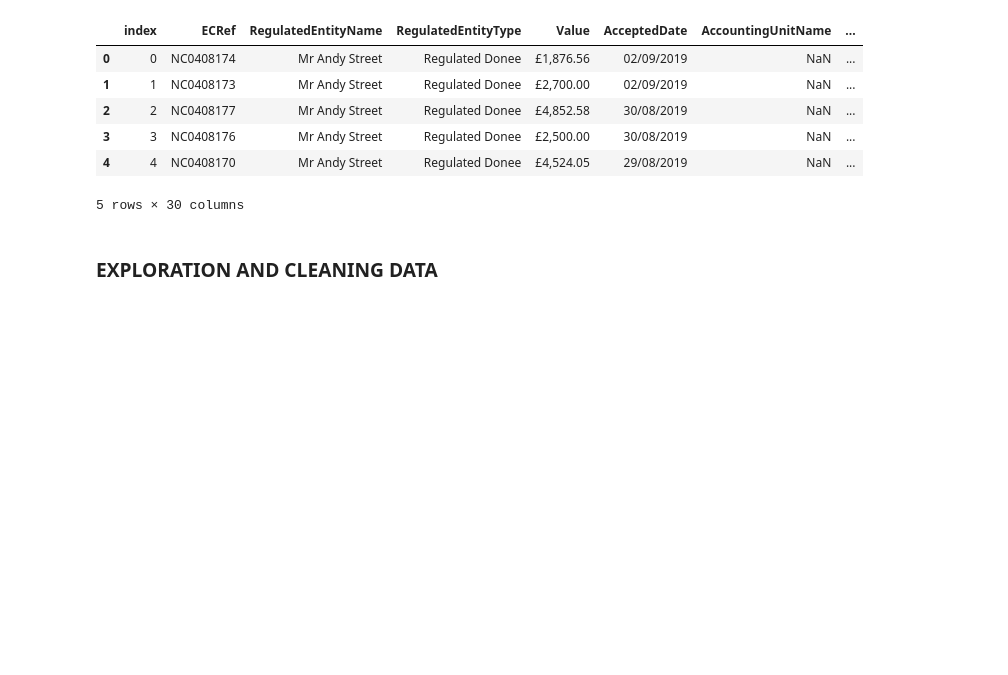
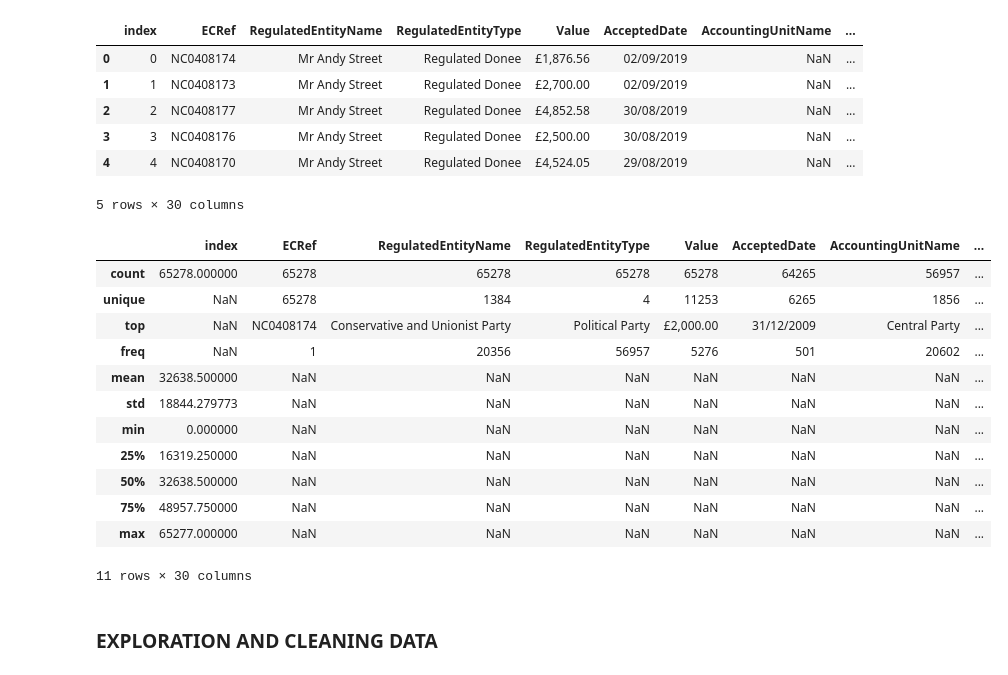
Before and after one commit to olivarescr69/Thesis_Poland, a Jupyter notebook: THESIS_code.ipynb, the cells around one changed output. Cells and saved outputs as stored; diff of their text form; code cells hidden in the pictures; blank space fills up the shorter version.

```diff
--- a/THESIS_code.ipynb
+++ b/THESIS_code.ipynb
@@ -89,6 +90,22 @@ data.head()
 | 3 | 3 | NC0408176 | Mr Andy Street | Regulated Donee | £2,500.00 | 30/08/2019 | NaN | ... |
 | 4 | 4 | NC0408170 | Mr Andy Street | Regulated Donee | £4,524.05 | 29/08/2019 | NaN | ... |
 5 rows × 30 columns
+# %%
+data.describe(include="all")
+# %% [output]
+|  | index | ECRef | RegulatedEntityName | RegulatedEntityType | Value | AcceptedDate | AccountingUnitName | ... |
+| count | 65278.000000 | 65278 | 65278 | 65278 | 65278 | 64265 | 56957 | ... |
+| unique | NaN | 65278 | 1384 | 4 | 11253 | 6265 | 1856 | ... |
+| top | NaN | NC0408174 | Conservative and Unionist Party | Political Party | £2,000.00 | 31/12/2009 | Central Party | ... |
+| freq | NaN | 1 | 20356 | 56957 | 5276 | 501 | 20602 | ... |
+| mean | 32638.500000 | NaN | NaN | NaN | NaN | NaN | NaN | ... |
+| std | 18844.279773 | NaN | NaN | NaN | NaN | NaN | NaN | ... |
+| min | 0.000000 | NaN | NaN | NaN | NaN | NaN | NaN | ... |
+| 25% | 16319.250000 | NaN | NaN | NaN | NaN | NaN | NaN | ... |
+| 50% | 32638.500000 | NaN | NaN | NaN | NaN | NaN | NaN | ... |
+| 75% | 48957.750000 | NaN | NaN | NaN | NaN | NaN | NaN | ... |
+| max | 65277.000000 | NaN | NaN | NaN | NaN | NaN | NaN | ... |
+11 rows × 30 columns
 # %% [markdown]
 ### EXPLORATION AND CLEANING DATA
 # %% [markdown]
```
Also changed, not shown: parts of 17 cells of this notebook.
